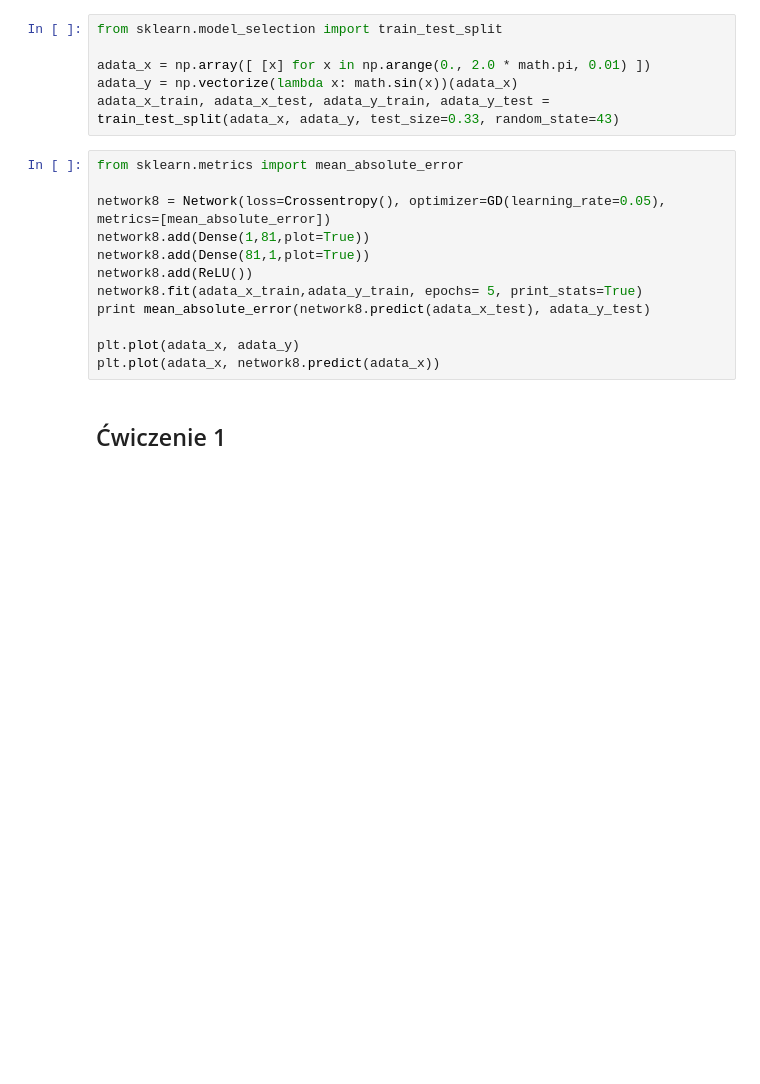
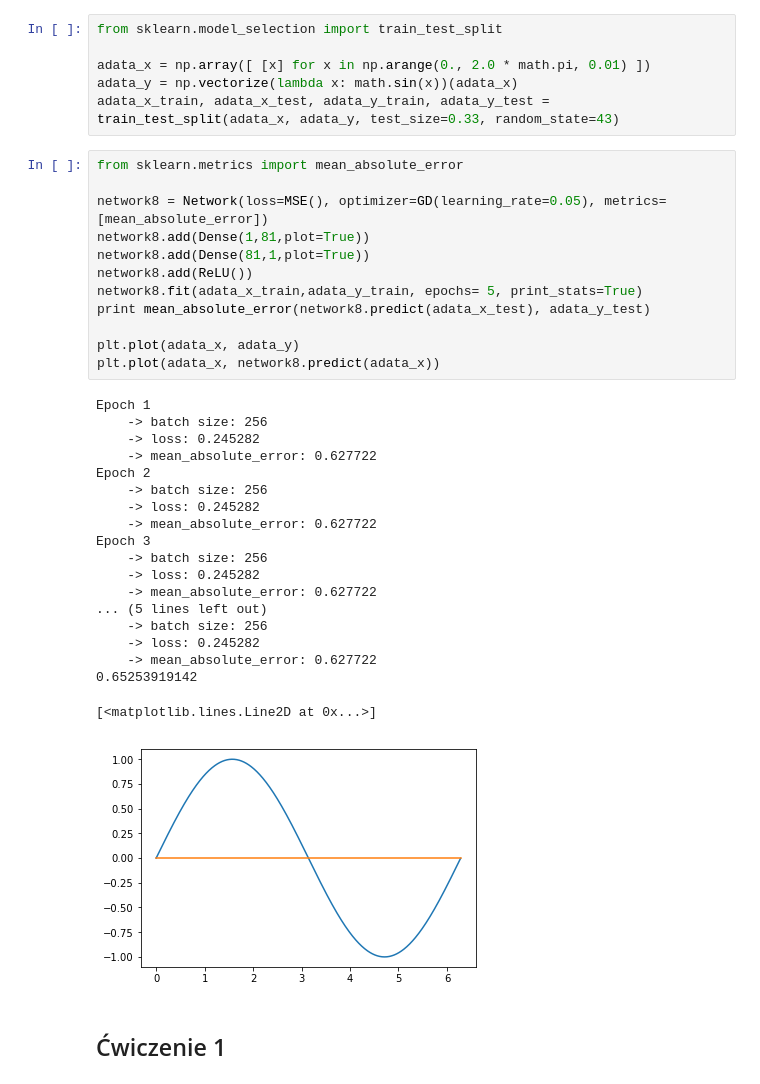
Before and after one commit to 13MaxG/MachineLearningAndrzeja, a Jupyter notebook: L10c.ipynb, the cells around one changed output. Saved outputs shown, nothing was run; the diff lists cells and outputs as text; blank space fills up the shorter version.

```diff
--- a/L10c.ipynb
+++ b/L10c.ipynb
@@ -450,15 +508,35 @@ adata_x_train, adata_x_test, adata_y_train, adata_y_test = train_test_split(adat
 # %%
 from sklearn.metrics import mean_absolute_error
 
-network8 = Network(loss=Crossentropy(), optimizer=GD(learning_rate=0.05), metrics=[mean_absolute_error])
+network8 = Network(loss=MSE(), optimizer=GD(learning_rate=0.05), metrics=[mean_absolute_error])
 network8.add(Dense(1,81,plot=True))
 network8.add(Dense(81,1,plot=True))
 network8.add(ReLU())
 network8.fit(adata_x_train,adata_y_train, epochs= 5, print_stats=True)
 print mean_absolute_error(network8.predict(adata_x_test), adata_y_test)
 
 plt.plot(adata_x, adata_y)
 plt.plot(adata_x, network8.predict(adata_x))
+# %% [output]
+Epoch 1
+    -> batch size: 256
+    -> loss: 0.245282
+    -> mean_absolute_error: 0.627722
+Epoch 2
+    -> batch size: 256
+    -> loss: 0.245282
+    -> mean_absolute_error: 0.627722
+Epoch 3
+    -> batch size: 256
+    -> loss: 0.245282
+    -> mean_absolute_error: 0.627722
+... (5 lines left out)
+    -> batch size: 256
+    -> loss: 0.245282
+    -> mean_absolute_error: 0.627722
+0.65253919142
+[<matplotlib.lines.Line2D at 0x...>]
+[figure, added]
 # %% [markdown]
 ## Ćwiczenie 1
 # %%
```
Also changed, not shown: parts of 9 cells of this notebook.
